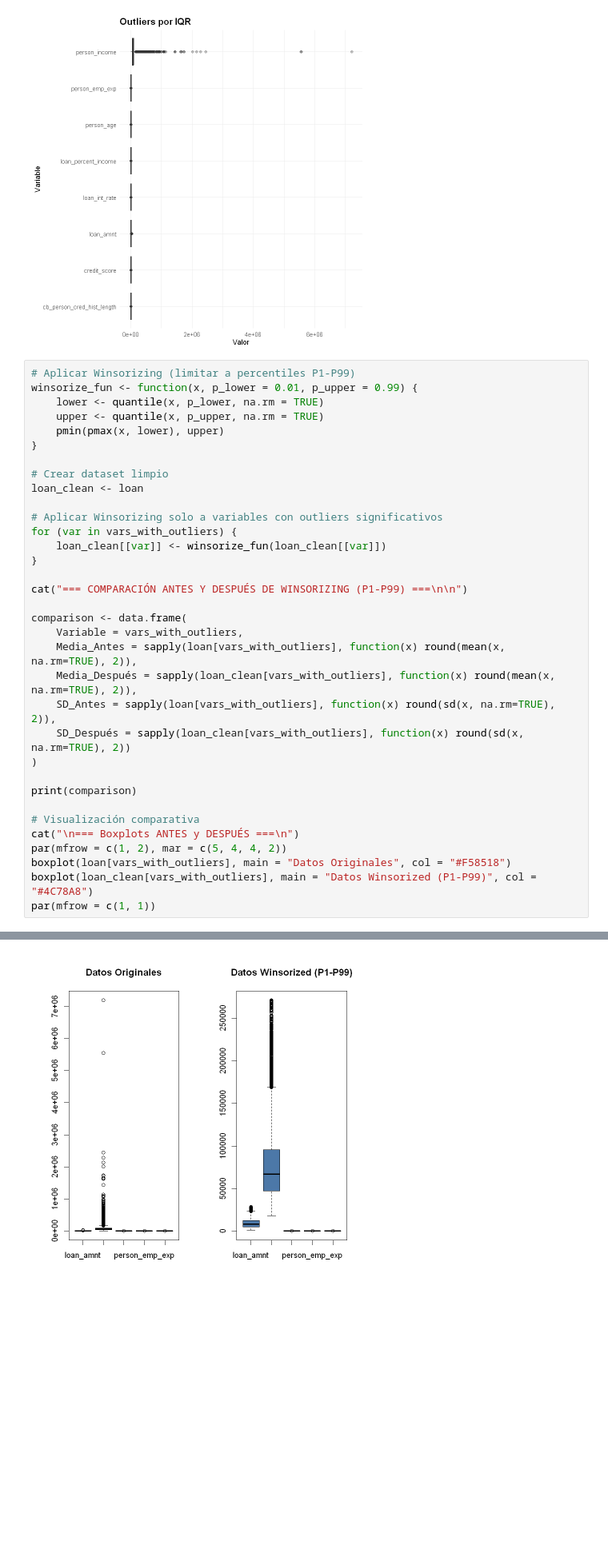
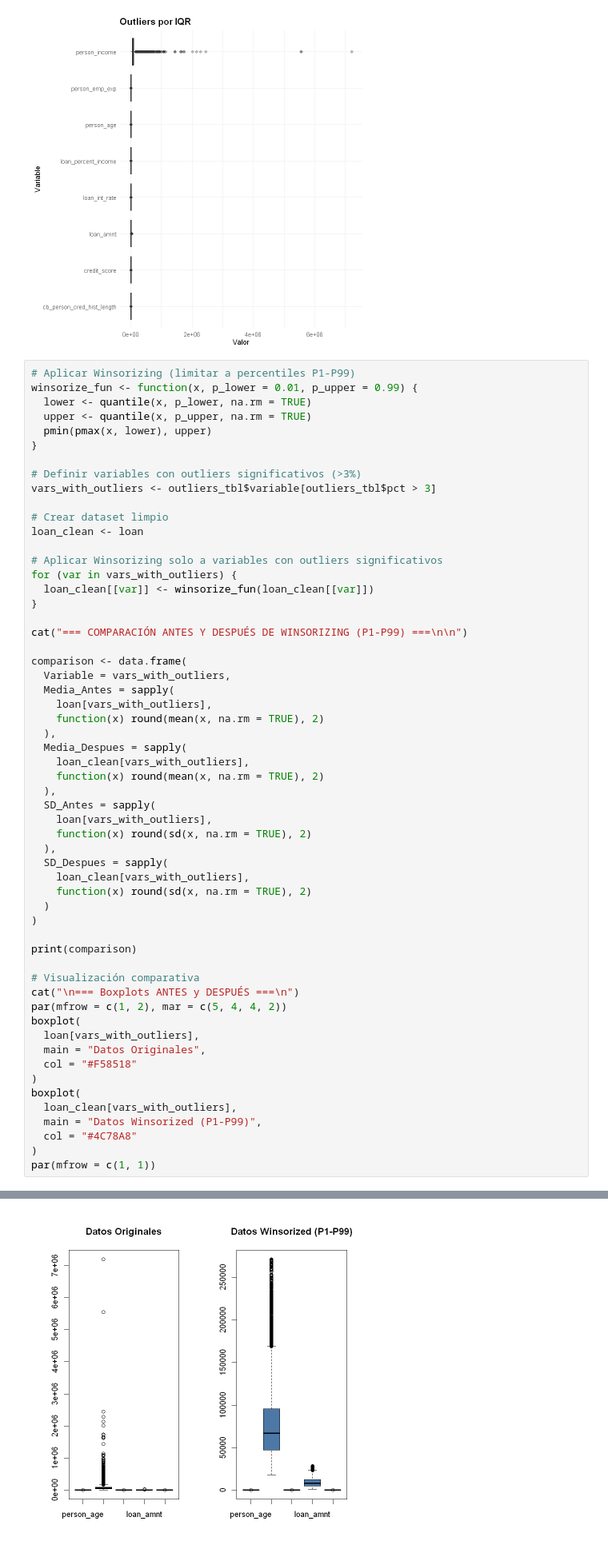
Before and after one commit to carlxngel/Fundamentos-de-la-ciencia-de-datos---Asignatura, a Jupyter notebook: Entregable_Tema3.ipynb, the cells around one changed output, grey strips where cells are left out. Shown at 80% size. Cells and saved outputs as stored; diff of their text form; blank space fills up the shorter version.

```diff
--- a/Entregable_Tema3.ipynb
+++ b/Entregable_Tema3.ipynb
@@ -237,27 +249,42 @@ A data.frame: 8 × 4
 # %%
 # Aplicar Winsorizing (limitar a percentiles P1-P99)
 winsorize_fun <- function(x, p_lower = 0.01, p_upper = 0.99) {
-    lower <- quantile(x, p_lower, na.rm = TRUE)
-    upper <- quantile(x, p_upper, na.rm = TRUE)
-    pmin(pmax(x, lower), upper)
+  lower <- quantile(x, p_lower, na.rm = TRUE)
+  upper <- quantile(x, p_upper, na.rm = TRUE)
+  pmin(pmax(x, lower), upper)
 }
+
+# Definir variables con outliers significativos (>3%)
+vars_with_outliers <- outliers_tbl$variable[outliers_tbl$pct > 3]
 
 # Crear dataset limpio
 loan_clean <- loan
 
 # Aplicar Winsorizing solo a variables con outliers significativos
 for (var in vars_with_outliers) {
-    loan_clean[[var]] <- winsorize_fun(loan_clean[[var]])
+  loan_clean[[var]] <- winsorize_fun(loan_clean[[var]])
 }
 
 cat("=== COMPARACIÓN ANTES Y DESPUÉS DE WINSORIZING (P1-P99) ===\n\n")
 
 comparison <- data.frame(
-    Variable = vars_with_outliers,
-    Media_Antes = sapply(loan[vars_with_outliers], function(x) round(mean(x, na.rm=TRUE), 2)),
-    Media_Después = sapply(loan_clean[vars_with_outliers], function(x) round(mean(x, na.rm=TRUE), 2)),
-    SD_Antes = sapply(loan[vars_with_outliers], function(x) round(sd(x, na.rm=TRUE), 2)),
-    SD_Después = sapply(loan_clean[vars_with_outliers], function(x) round(sd(x, na.rm=TRUE), 2))
+  Variable = vars_with_outliers,
+  Media_Antes = sapply(
+    loan[vars_with_outliers],
+    function(x) round(mean(x, na.rm = TRUE), 2)
+  ),
+  Media_Despues = sapply(
+    loan_clean[vars_with_outliers],
+    function(x) round(mean(x, na.rm = TRUE), 2)
+  ),
+  SD_Antes = sapply(
+    loan[vars_with_outliers],
+    function(x) round(sd(x, na.rm = TRUE), 2)
+  ),
+  SD_Despues = sapply(
+    loan_clean[vars_with_outliers],
+    function(x) round(sd(x, na.rm = TRUE), 2)
+  )
 )
 
 print(comparison)
@@ -265,8 +292,16 @@ print(comparison)
 # Visualización comparativa
 cat("\n=== Boxplots ANTES y DESPUÉS ===\n")
 par(mfrow = c(1, 2), mar = c(5, 4, 4, 2))
-boxplot(loan[vars_with_outliers], main = "Datos Originales", col = "#F58518")
-boxplot(loan_clean[vars_with_outliers], main = "Datos Winsorized (P1-P99)", col = "#4C78A8")
+boxplot(
+  loan[vars_with_outliers],
+  main = "Datos Originales",
+  col = "#F58518"
+)
+boxplot(
+  loan_clean[vars_with_outliers],
+  main = "Datos Winsorized (P1-P99)",
+  col = "#4C78A8"
+)
 par(mfrow = c(1, 1))
 # %% [output]
 === COMPARACIÓN ANTES Y DESPUÉS DE WINSORIZING (P1-P99) ===
@@ -285,7 +320,7 @@ person_emp_exp                 6.06       5.63
 cb_person_cred_hist_length     3.88       3.67
 
 === Boxplots ANTES y DESPUÉS ===
-[figure, old version]
+[figure, new version]
 # %%
 # Investigación detallada de outliers
 vars_with_outliers <- c("loan_amnt", "person_income", "person_age",
```
Also changed, not shown: parts of 14 cells of this notebook.
